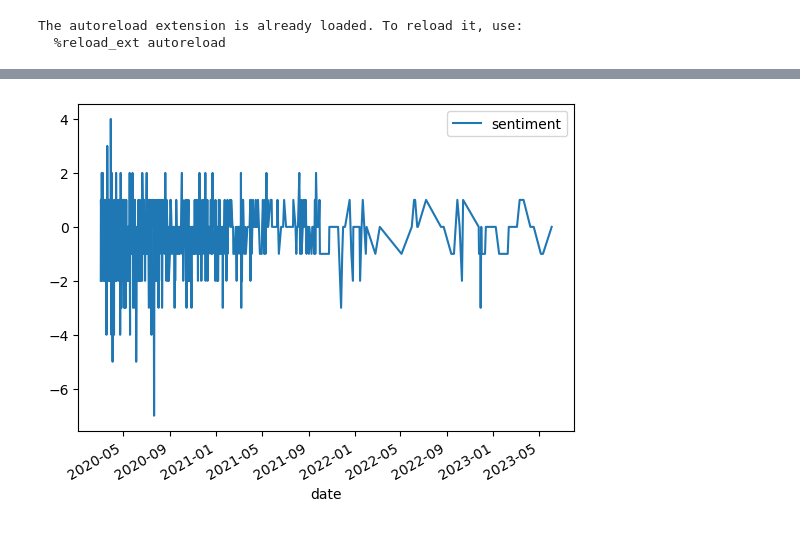
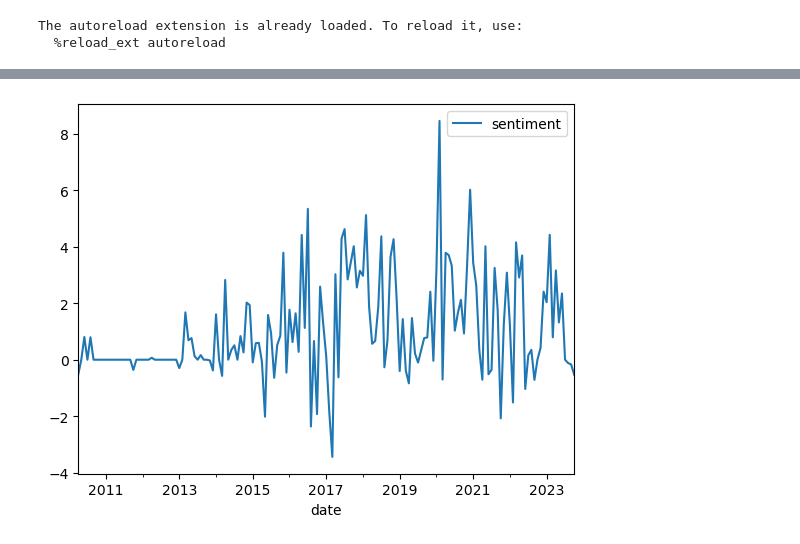
Before and after one commit to ycray6458/assignment2-of-social-media, a Jupyter notebook: SentimentAnalysis.ipynb, the cells around one changed output, grey strips where cells are left out. Drawn from its saved outputs; the diff is of its cells as text; code cells hidden in the pictures.

Commit message:
add sentimentanalysis

```diff
--- a/SentimentAnalysis.ipynb
+++ b/SentimentAnalysis.ipynb
@@ -140,12 +113,9 @@ posWordFile = 'positive-words.txt'
 # input file of set of negative words
 negWordFile = 'negative-words.txt'
 # input file of set of reddit posts (json format)
-redditFile = 'dataFromReddit.csv'
+redditFile = 'dataFromReddit_programming.csv'
 # flag to determine whether to print out tweets and their sentiment
 flagPrint = True
-# specify the approach to take, one of [count, vader]
-# change this to use a different sentiment approach
-approach = 'count'
 # %%
 # construct the reddit pro-processing object
 # use tweet tokenizer
@@ -175,5 +145,5 @@ with codecs.open(negWordFile, 'r', errors='ignore') as fNeg:
 
 setNegWords = set(lNegWords)
 # %%
-lSentiment = countWordSentimentAnalysis(setPosWords, setNegWords, redditFile, flagPrint, redditProcessor)
+lSentiment1 = vaderSentimentAnalysis(redditFile, flagPrint, redditProcessor)
 # %% [output]
@@ -197,30 +167,20 @@ millions, people, long, covid, brain, fog, —, there's, shortage, answers, : -1
 # %%
-#
-# TODO: timeseries part
-#
 
-# determine if we should output a time series of sentiment scores across time
-# TODO: write code to display the time series (delete 'pass' below when you do)
-
-# we are using pandas for this, but first we need to get it into a pandas data frame structure
-series = pd.DataFrame(lSentiment, columns=['date', 'sentiment'])
+series1 = pd.DataFrame(lSentiment1, columns=['date', 'sentiment'])
 # tell pandas that the date column is the one we use for indexing (or x-axis)
-
+series1.set_index('date', inplace=True)
 # pandas makes a guess at the type of the columns, but to make sure it doesn't get it wrong, we set the sentiment
 # column to floats
-series[['sentiment']] = series[['sentiment']].apply(pd.to_numeric)
+series1[['sentiment']] = series1[['sentiment']].apply(pd.to_numeric)
+
 # This step is not necessary, but pandas has a neat function that allows us to group the series at different
 # resultion.  The 'how=' part tells it how to group the instances.  In this example, it sames we want to group
 # by day, and add up all the sentiment scores for the same day and create a new time series called 'newSeries'
 # with this day resolution
-
-series['date'] = pd.to_datetime(series['date'])
 # TODO: play with this for different resolution, '1H' is by hour, '1M' is by minute etc
-# newSeries = series.resample('1H').sum()
-# # this plots and shows the time series
-series.set_index('date', inplace=True)
-series
-series.plot()
+newSeries1 = series1.resample('1M').sum()
+# this plots and shows the time series
+newSeries1.plot()
 plt.show()
 # %% [output]
-[figure, old version]
+[figure, new version]
```
Also changed, not shown: parts of 8 cells of this notebook, 1 other file.
